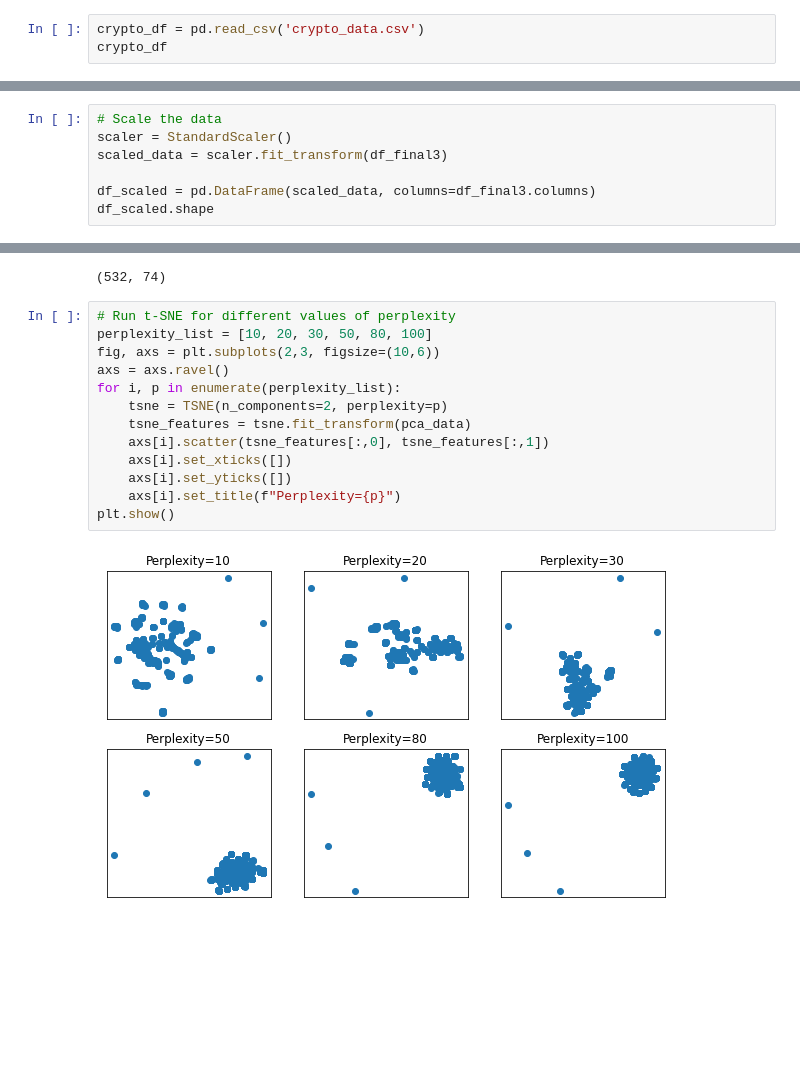
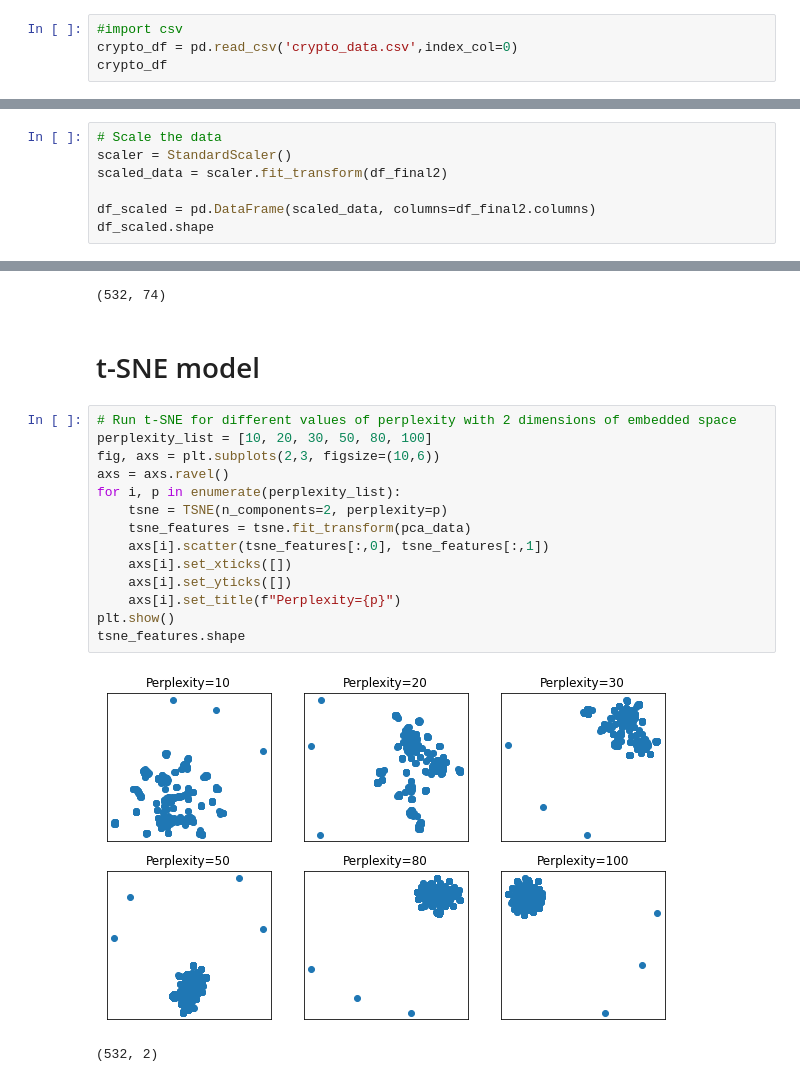
Before and after one commit to serdar-bayramov/Unsupervised-Machine-Learning-Homework, a Jupyter notebook: crypto.ipynb, the cells around one changed output, grey strips where cells are left out. Saved outputs shown, nothing was run; the diff lists cells and outputs as text; blank space fills up the shorter version.

```diff
--- a/crypto.ipynb
+++ b/crypto.ipynb
@@ -10,4 +12,5 @@ warnings.filterwarnings('ignore')
 # %%
-crypto_df = pd.read_csv('crypto_data.csv')
+#import csv
+crypto_df = pd.read_csv('crypto_data.csv',index_col=0)
 crypto_df
 # %% [output]
@@ -142,9 +149,9 @@ df_final3=df_final2.drop(columns='Unnamed: 0')
 # %%
 # Scale the data
 scaler = StandardScaler()
-scaled_data = scaler.fit_transform(df_final3)
+scaled_data = scaler.fit_transform(df_final2)
 
-df_scaled = pd.DataFrame(scaled_data, columns=df_final3.columns)
+df_scaled = pd.DataFrame(scaled_data, columns=df_final2.columns)
 df_scaled.shape
 # %% [output]
 (532, 98)
@@ -160,18 +169,22 @@ pc_vars = pca.explained_variance_
 pca_data.shape
 # %% [output]
 (532, 74)
+# %% [markdown]
+# t-SNE model
 # %%
-# Run t-SNE for different values of perplexity
+# Run t-SNE for different values of perplexity with 2 dimensions of embedded space
 perplexity_list = [10, 20, 30, 50, 80, 100]
 fig, axs = plt.subplots(2,3, figsize=(10,6))
 axs = axs.ravel()
 for i, p in enumerate(perplexity_list):
     tsne = TSNE(n_components=2, perplexity=p)
     tsne_features = tsne.fit_transform(pca_data)
     axs[i].scatter(tsne_features[:,0], tsne_features[:,1])
     axs[i].set_xticks([])
     axs[i].set_yticks([])
     axs[i].set_title(f"Perplexity={p}")
 plt.show()
+tsne_features.shape
 # %% [output]
-[figure, old version]
+[figure, new version]
+(532, 2)
```
Also changed, not shown: parts of 26 cells of this notebook.
